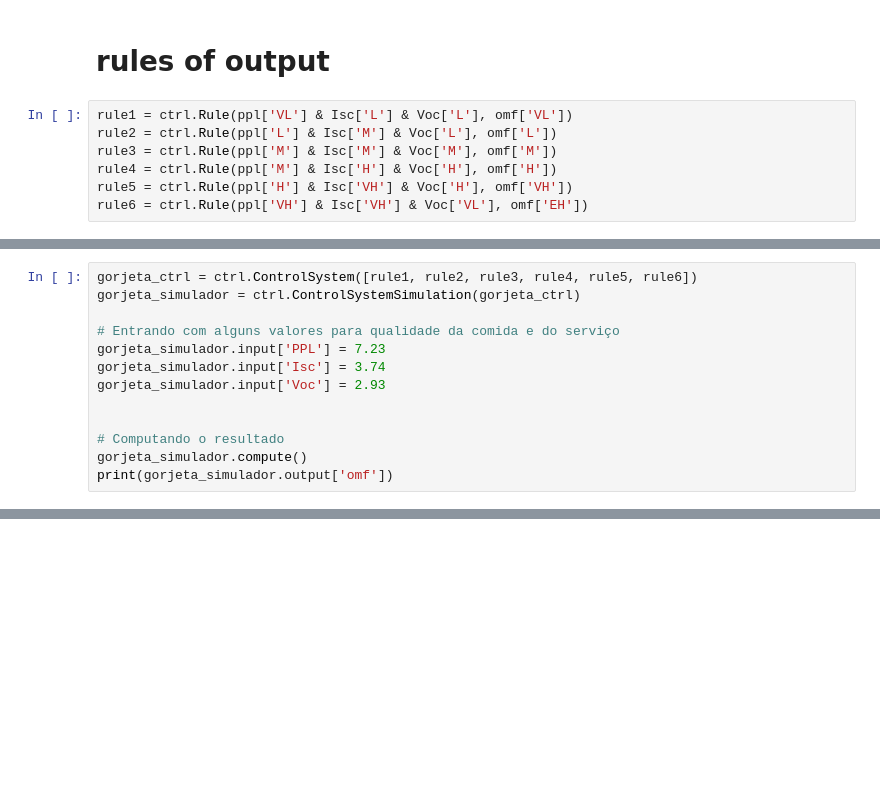
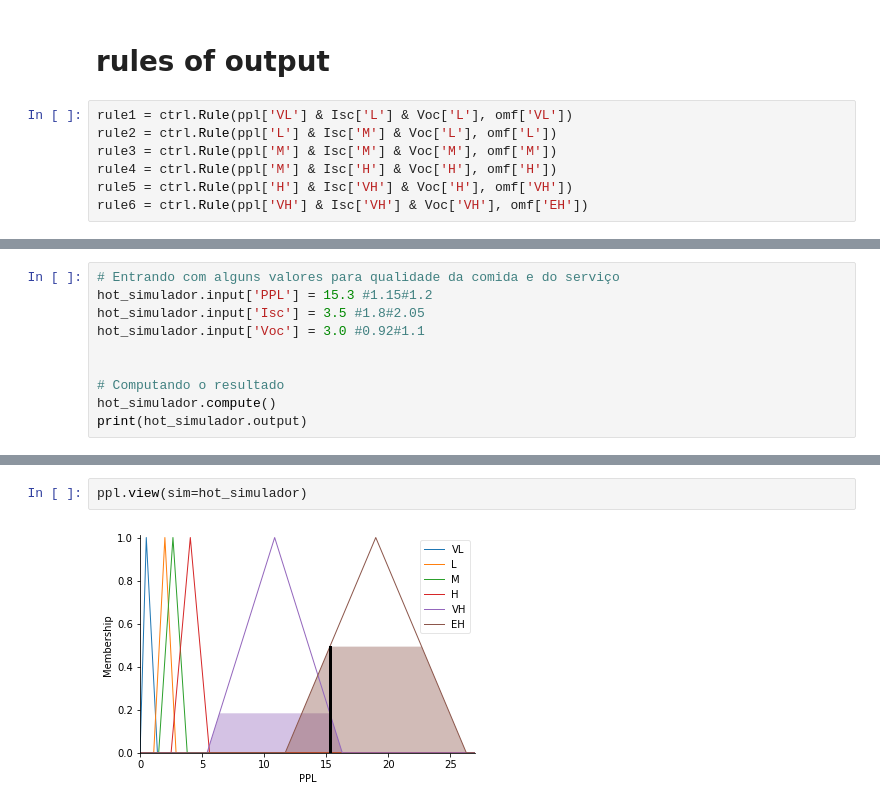
Before and after one commit to ErikJhones/Self-Organizing-Map-SOM-with-KNN, a Jupyter notebook: fuzzy/fuzzy.ipynb, the cells around one changed output, grey strips where cells are left out. Saved outputs shown, nothing was run; the diff lists cells and outputs as text; blank space fills up the shorter version.

```diff
--- a/fuzzy/fuzzy.ipynb
+++ b/fuzzy/fuzzy.ipynb
@@ -95,4 +132,4 @@ rule2 = ctrl.Rule(ppl['L'] & Isc['M'] & Voc['L'], omf['L'])
 rule3 = ctrl.Rule(ppl['M'] & Isc['M'] & Voc['M'], omf['M'])
 rule4 = ctrl.Rule(ppl['M'] & Isc['H'] & Voc['H'], omf['H'])
 rule5 = ctrl.Rule(ppl['H'] & Isc['VH'] & Voc['H'], omf['VH'])
-rule6 = ctrl.Rule(ppl['VH'] & Isc['VH'] & Voc['VL'], omf['EH'])
+rule6 = ctrl.Rule(ppl['VH'] & Isc['VH'] & Voc['VH'], omf['EH'])
@@ -99,14 +223,11 @@ rule6 = ctrl.Rule(ppl['VH'] & Isc['VH'] & Voc['VL'], omf['EH'])
 # %%
-gorjeta_ctrl = ctrl.ControlSystem([rule1, rule2, rule3, rule4, rule5, rule6])
-gorjeta_simulador = ctrl.ControlSystemSimulation(gorjeta_ctrl)
-
 # Entrando com alguns valores para qualidade da comida e do serviço
-gorjeta_simulador.input['PPL'] = 7.23
-gorjeta_simulador.input['Isc'] = 3.74
-gorjeta_simulador.input['Voc'] = 2.93
+hot_simulador.input['PPL'] = 15.3 #1.15#1.2
+hot_simulador.input['Isc'] = 3.5 #1.8#2.05
+hot_simulador.input['Voc'] = 3.0 #0.92#1.1
 
 
 # Computando o resultado
-gorjeta_simulador.compute()
-print(gorjeta_simulador.output['omf'])
+hot_simulador.compute()
+print(hot_simulador.output)
 # %% [output]
@@ -123,0 +235,4 @@ omf.view(sim=gorjeta_simulador)
+# %%
+ppl.view(sim=hot_simulador)
+# %% [output]
+[figure, added]
```
Also changed, not shown: parts of 18 cells of this notebook, 2 other files.
